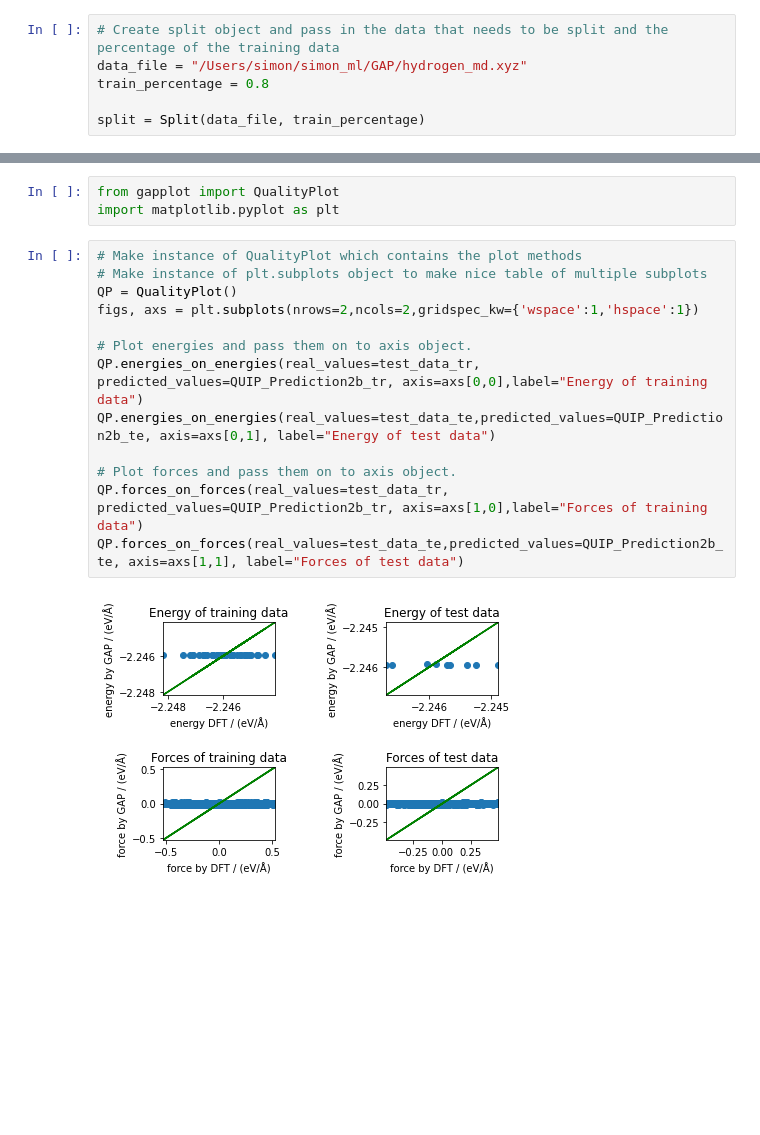
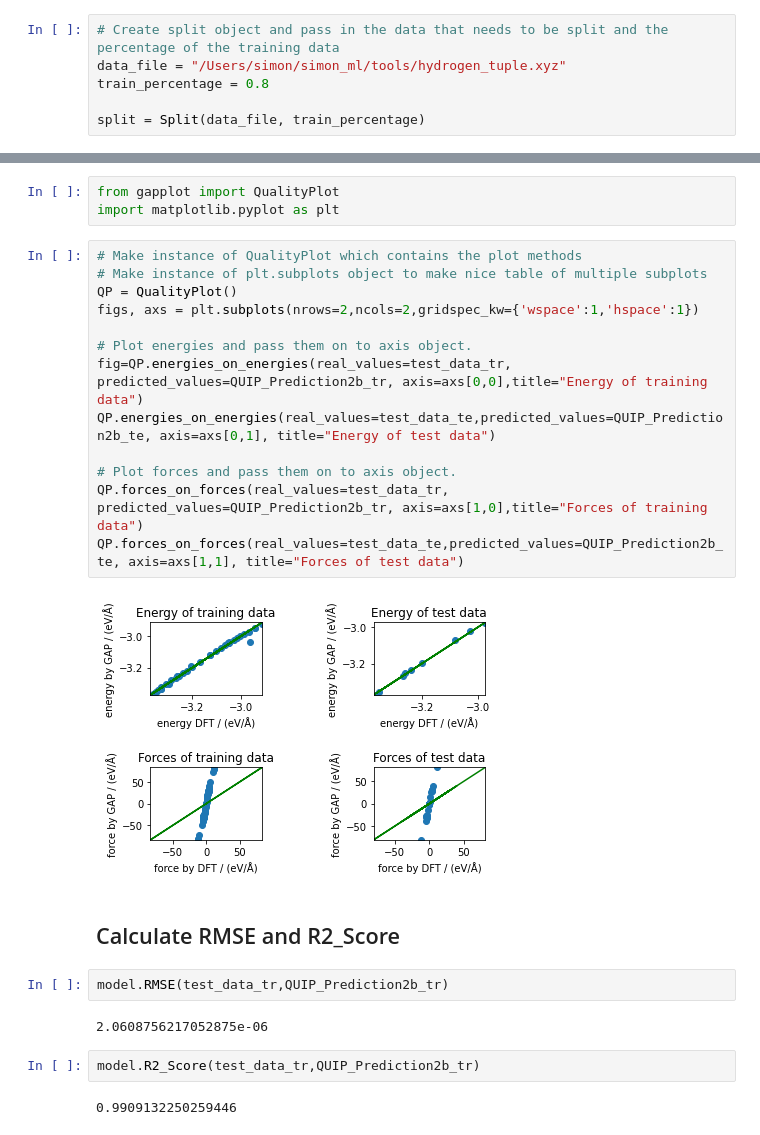
Before and after one commit to simon-koenig/machine-learning-atomic-properties, a Jupyter notebook: GAP/descriptor2b.ipynb, the cells around one changed output, grey strips where cells are left out. Drawn from its saved outputs; the diff is of its cells as text; blank space fills up the shorter version.

Commit message:
made lots of tests trying different descriptors

```diff
--- a/GAP/descriptor2b.ipynb
+++ b/GAP/descriptor2b.ipynb
@@ -23,6 +23,6 @@ from gap_models2 import Split
 # %%
 # Create split object and pass in the data that needs to be split and the percentage of the training data
-data_file = "/Users/simon/simon_ml/GAP/hydrogen_md.xyz"
+data_file = "/Users/simon/simon_ml/tools/hydrogen_tuple.xyz"
 train_percentage = 0.8
 
 split = Split(data_file, train_percentage)
@@ -132,15 +137,25 @@ import matplotlib.pyplot as plt
 # %%
 # Make instance of QualityPlot which contains the plot methods
 # Make instance of plt.subplots object to make nice table of multiple subplots
 QP = QualityPlot()
 figs, axs = plt.subplots(nrows=2,ncols=2,gridspec_kw={'wspace':1,'hspace':1})
 
 # Plot energies and pass them on to axis object.
-QP.energies_on_energies(real_values=test_data_tr, predicted_values=QUIP_Prediction2b_tr, axis=axs[0,0],label="Energy of training data")
-QP.energies_on_energies(real_values=test_data_te,predicted_values=QUIP_Prediction2b_te, axis=axs[0,1], label="Energy of test data")
+fig=QP.energies_on_energies(real_values=test_data_tr, predicted_values=QUIP_Prediction2b_tr, axis=axs[0,0],title="Energy of training data")
+QP.energies_on_energies(real_values=test_data_te,predicted_values=QUIP_Prediction2b_te, axis=axs[0,1], title="Energy of test data")
 
 # Plot forces and pass them on to axis object.
-QP.forces_on_forces(real_values=test_data_tr, predicted_values=QUIP_Prediction2b_tr, axis=axs[1,0],label="Forces of training data")
-QP.forces_on_forces(real_values=test_data_te,predicted_values=QUIP_Prediction2b_te, axis=axs[1,1], label="Forces of test data")
+QP.forces_on_forces(real_values=test_data_tr, predicted_values=QUIP_Prediction2b_tr, axis=axs[1,0],title="Forces of training data")
+QP.forces_on_forces(real_values=test_data_te,predicted_values=QUIP_Prediction2b_te, axis=axs[1,1], title="Forces of test data")
 # %% [output]
-[figure, old version]
+[figure, new version]
+# %% [markdown]
+## Calculate RMSE and R2_Score
+# %%
+model.RMSE(test_data_tr,QUIP_Prediction2b_tr)
+# %% [output]
+2.0608756217052875e-06
+# %%
+model.R2_Score(test_data_tr,QUIP_Prediction2b_tr)
+# %% [output]
+0.9909132250259446
```
Also changed, not shown: parts of 7 cells of this notebook, 4 other files.
